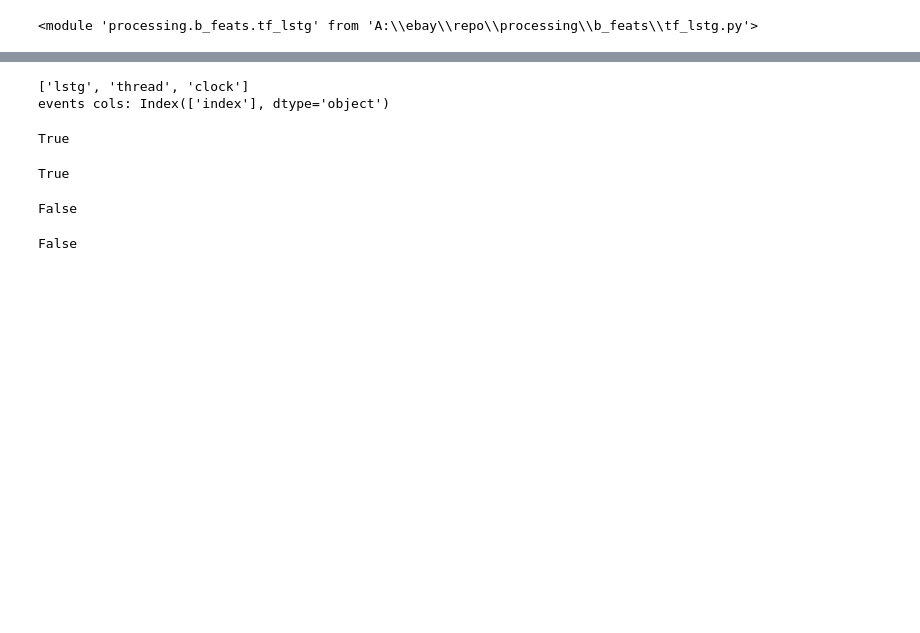
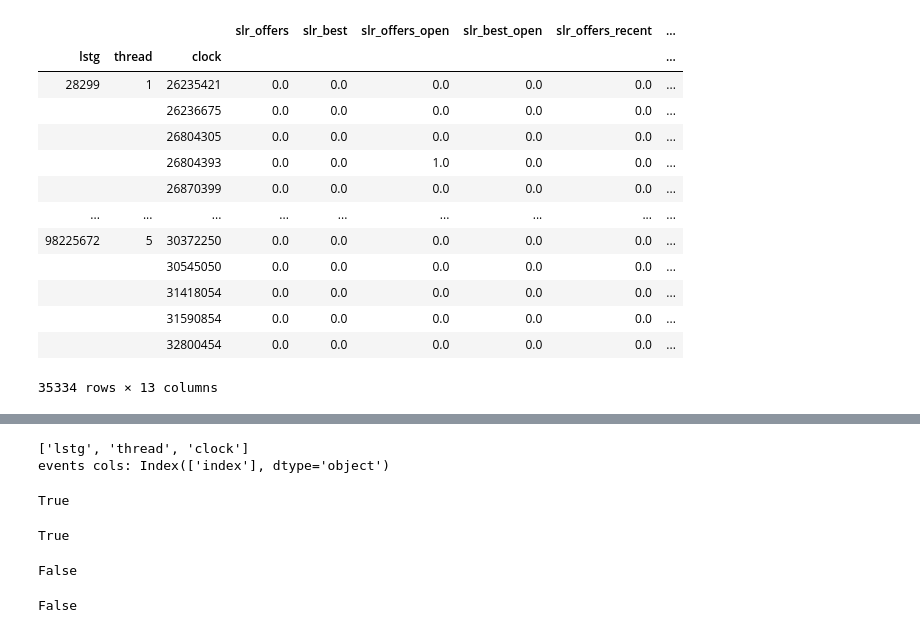
Before and after one commit to bpiv400/eBay, a Jupyter notebook: notebooks/debug_lstg_tf.ipynb, the cells around one changed output, grey strips where cells are left out. Drawn from its saved outputs; the diff is of its cells as text; code cells hidden in the pictures; blank space fills up the shorter version.

Commit message:
fixed delay diffs index

```diff
--- a/notebooks/debug_lstg_tf.ipynb
+++ b/notebooks/debug_lstg_tf.ipynb
@@ -11,5 +11,29 @@ import os
 os.chdir('A:/ebay/')
 sys.path.append('repo/processing/b_feats/test/')
 importlib.reload(processing.b_feats.tf_lstg)
+delay_time_feats = processing.b_feats.tf_lstg.delay_time_feats
+add_deltas_index = processing.b_feats.tf_lstg.add_deltas_index
+subset_to_turns = processing.b_feats.tf_lstg.subset_to_turns
+get_diffs = processing.b_feats.tf_lstg.get_diffs
+deltas = processing.b_feats.tf_lstg.drop_zeros
+prepare_index_join = processing.b_feats.tf_lstg.prepare_index_join
-# %% [output]
-<module 'processing.b_feats.tf_lstg' from 'A:\\ebay\\repo\\processing\\b_feats\\tf_lstg.py'>
+# %%
+input_list = load('data/temp/delay.gz')
+tf_lstg, org_events = input_list[0],  input_list[1]
+# %%
+tf_lstg
+# %% [output]
+|  |  |  | slr_offers | slr_best | slr_offers_open | slr_best_open | slr_offers_recent | ... |
+| lstg | thread | clock |  |  |  |  |  | ... |
+| 28299 | 1 | 26235421 | 0.0 | 0.0 | 0.0 | 0.0 | 0.0 | ... |
+|  |  | 26236675 | 0.0 | 0.0 | 0.0 | 0.0 | 0.0 | ... |
+|  |  | 26804305 | 0.0 | 0.0 | 0.0 | 0.0 | 0.0 | ... |
+|  |  | 26804393 | 0.0 | 0.0 | 1.0 | 0.0 | 0.0 | ... |
+|  |  | 26870399 | 0.0 | 0.0 | 0.0 | 0.0 | 0.0 | ... |
+| ... | ... | ... | ... | ... | ... | ... | ... | ... |
+| 98225672 | 5 | 30372250 | 0.0 | 0.0 | 0.0 | 0.0 | 0.0 | ... |
+|  |  | 30545050 | 0.0 | 0.0 | 0.0 | 0.0 | 0.0 | ... |
+|  |  | 31418054 | 0.0 | 0.0 | 0.0 | 0.0 | 0.0 | ... |
+|  |  | 31590854 | 0.0 | 0.0 | 0.0 | 0.0 | 0.0 | ... |
+|  |  | 32800454 | 0.0 | 0.0 | 0.0 | 0.0 | 0.0 | ... |
+35334 rows × 13 columns
```
Also changed, not shown: parts of 18 cells of this notebook, 1 other file.
